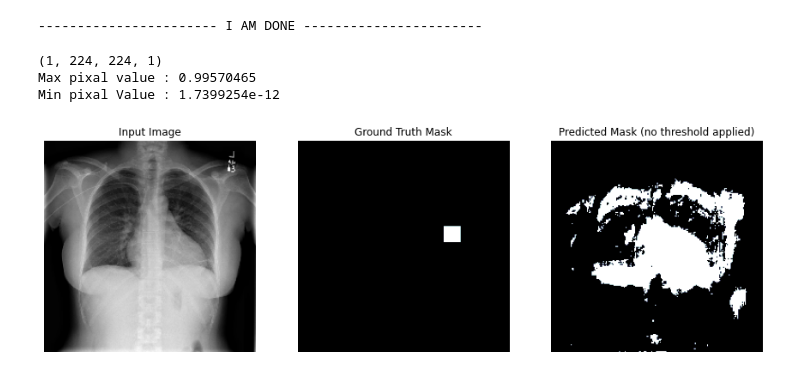
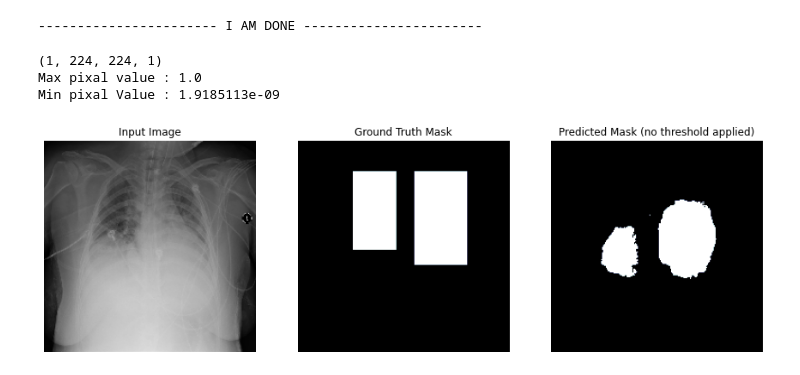
Before and after one commit to meashu31/AIML-Capstone-CV9, a Jupyter notebook: Unet_Models_Pneumonia.ipynb, the cells around one changed output. Saved outputs shown, nothing was run; the diff lists cells and outputs as text; code cells hidden in the pictures.

```diff
--- a/Unet_Models_Pneumonia.ipynb
+++ b/Unet_Models_Pneumonia.ipynb
@@ -131,0 +138,6 @@ os.chdir(ProjectPath) #changing the current directory path to the project direco
+# %%
+with open(ProjectPath+'/FullID_List.pkl', 'wb') as f:  # Python 3: open(..., 'wb')
+    pickle.dump([Full_train_list, Full_mask_list], f)
+
+print('Image List',len(Full_train_list))
+print('Mask List',len(Full_mask_list))
@@ -545,7 +544,7 @@ Four_Box = '0d5bc737-03de-4bb8-98a1-45b7180c3e0f.png'	# Four Box
 Not_Normal = '0004cfab-14fd-4e49-80ba-63a80b6bddd6.png'	# No Lung Opacity/Not Normal
 Normal = '003d8fa0-6bf1-40ed-b54c-ac657f8495c5.png'	# Normal
 
-test_patient_id = One_Box
+test_patient_id = Two_Box
 image = tf.keras.preprocessing.image.load_img(PneumoniaImg+'/'+test_patient_id, grayscale=False,color_mode="rgb", target_size=(224,224))
 input_img = keras.preprocessing.image.img_to_array(image)
 input_img = np.array([input_img])  # Convert single image to a batch
@@ -568,21 +567,21 @@ print(region.shape)
 print('Max pixal value :',np.amax(region),'\nMin pixal Value :',np.amin(region))
 # %% [output]
 (1, 224, 224, 1)
-Max pixal value : 0.99570465
-Min pixal Value : 1.7399254e-12
+Max pixal value : 1.0
+Min pixal Value : 1.9185113e-09
 # %%
 PredictMask = region[0][:,:,0]
-PredictMask = 1.0*(PredictMask>0.5)
+PredictMask = 1.0*(PredictMask>0.8)
 f, ((ax1, ax2, ax3)) = plt.subplots(1, 3, figsize = (15, 8))
 ax1.imshow(image, cmap = plt.cm.bone)
 ax1.set_title('Input Image')
 ax1.axis('off')
 ax2.imshow(mask, cmap = plt.cm.bone)
 ax2.set_title('Ground Truth Mask')
 ax2.axis('off')
 ax3.imshow(PredictMask, cmap = plt.cm.bone)
 ax3.set_title('Predicted Mask (no threshold applied)')
 ax3.axis('off')
 plt.show()
 # %% [output]
-[figure, old version]
+[figure, new version]
```
Also changed, not shown: parts of 4 cells of this notebook.
